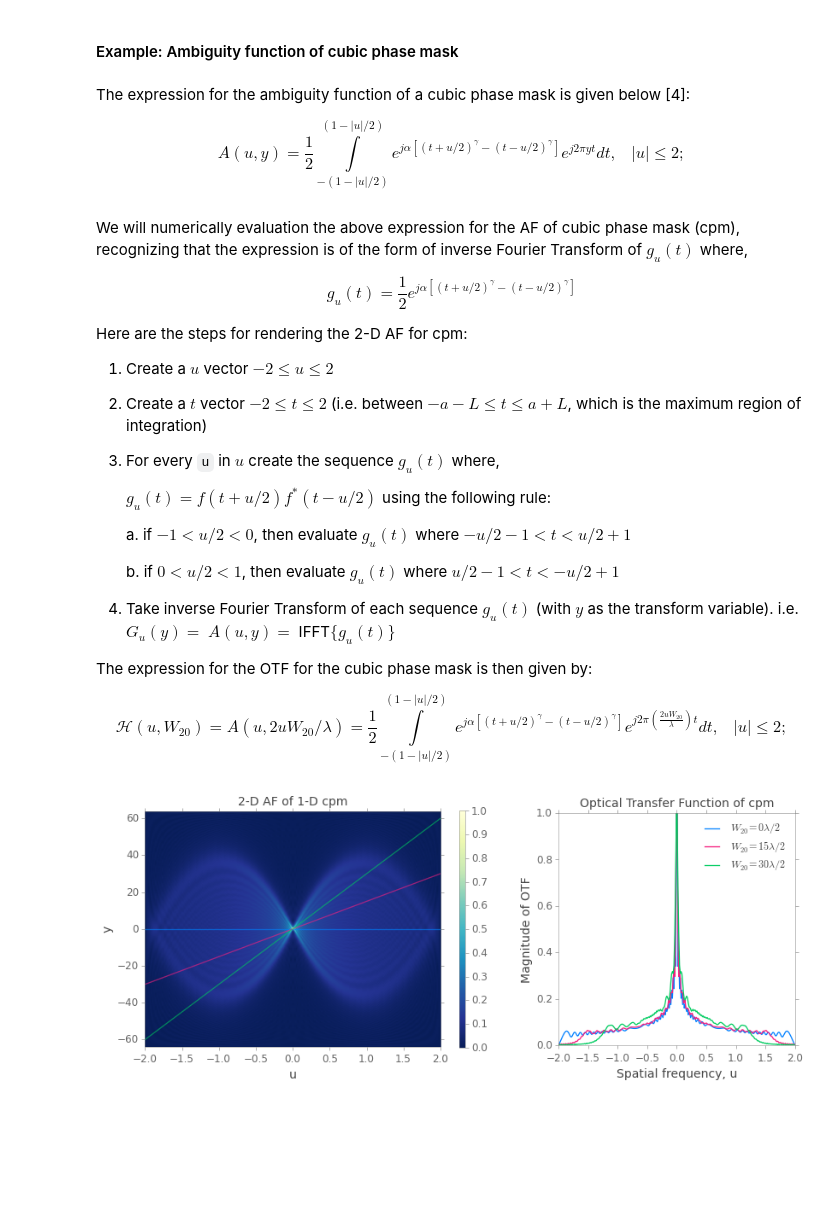
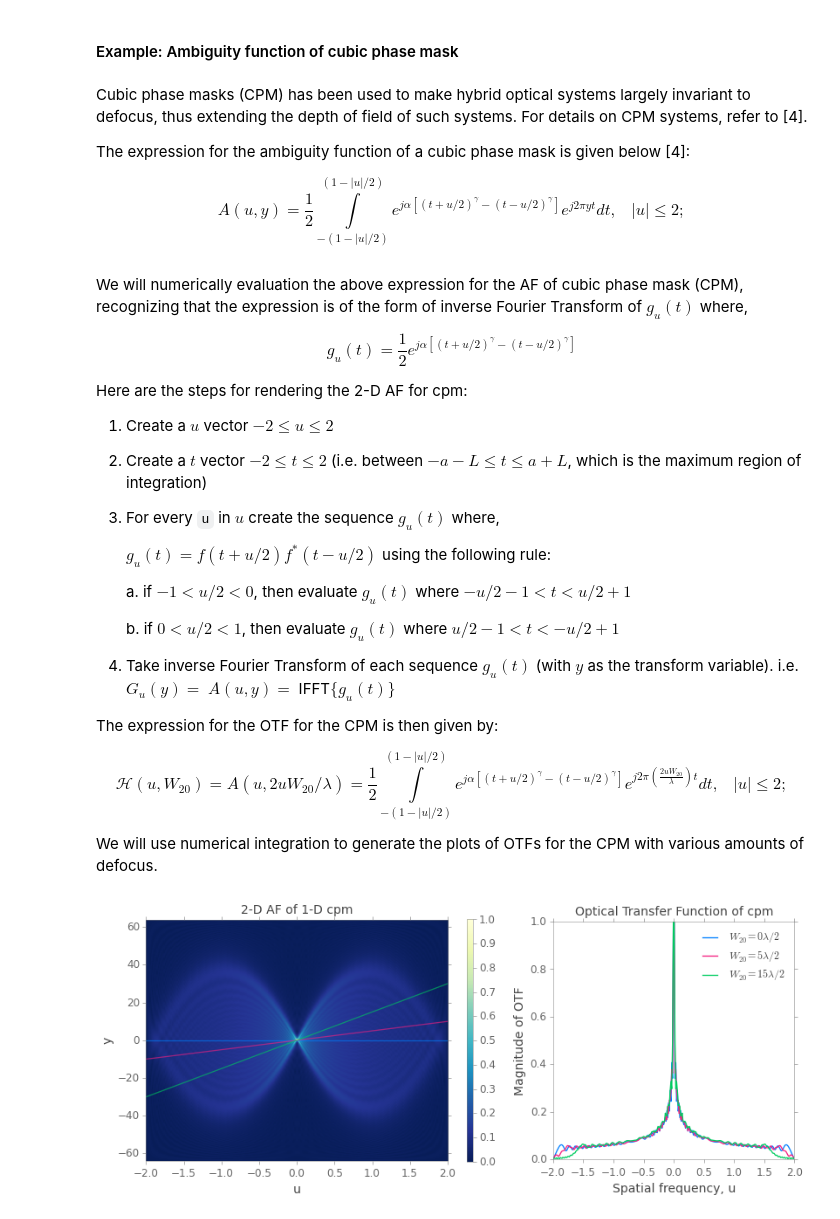
Before and after one commit to indranilsinharoy/independentstudy_compphotog, a Jupyter notebook: Basic01_Ambiguity_function.ipynb, the cells around one changed output. Saved outputs shown, nothing was run; the diff lists cells and outputs as text; code cells hidden in the pictures; blank space fills up the shorter version.

```diff
--- a/Basic01_Ambiguity_function.ipynb
+++ b/Basic01_Ambiguity_function.ipynb
@@ -360,13 +360,15 @@ Also, note from the above plots that the first occurance of the OTF intersecting
 # %% [markdown]
 #### Example: Ambiguity function of cubic phase mask
 # %% [markdown]
+Cubic phase masks (CPM) has been used to make hybrid optical systems largely invariant to defocus, thus extending the depth of field of such systems. For details on CPM systems, refer to [4].
+
 The expression for the ambiguity function of a cubic phase mask is given below [4]:
 
 $$
 A(u, y) = \frac{1}{2} \int\limits_{-(1 - |u|/2)}^{(1 - |u|/2)} e^{j\alpha[(t+u/2)^\gamma - (t-u/2)^\gamma]}e^{j2\pi y t} dt, \hspace{10pt} |u| \leq 2;
 $$
 # %% [markdown]
-We will numerically evaluation the above expression for the AF of cubic phase mask (cpm), recognizing that the expression is of the form of inverse Fourier Transform of $g_u(t)$ where,
+We will numerically evaluation the above expression for the AF of cubic phase mask (CPM), recognizing that the expression is of the form of inverse Fourier Transform of $g_u(t)$ where,
 
 $$
 g_u(t) =  \frac{1}{2} e^{j\alpha[(t+u/2)^\gamma - (t-u/2)^\gamma]}
@@ -391,11 +393,13 @@ Here are the steps for rendering the 2-D AF for cpm:
 4. Take inverse Fourier Transform of each sequence $g_u(t)$ (with $y$ as the transform variable). i.e. $G_u(y) =$ $A(u,y) =$ IFFT$\{g_u(t)\}$
 
 
-The expression for the OTF for the cubic phase mask is then given by:
+The expression for the OTF for the CPM is then given by:
 
 $$
 \mathcal{H}(u, W_{20}) = A(u, 2uW_{20}/\lambda) = \frac{1}{2} \int\limits_{-(1 - |u|/2)}^{(1 - |u|/2)} e^{j\alpha[(t+u/2)^\gamma - (t-u/2)^\gamma]}e^{j2\pi \left(\frac{2uW_{20}}{\lambda} \right) t} dt, \hspace{10pt} |u| \leq 2;
 $$
+
+We will use numerical integration to generate the plots of OTFs for the CPM with various amounts of defocus.
 # %%
 from scipy.integrate import quad
 import warnings
@@ -412,7 +416,7 @@ alpha = 90
 gamma = 3
 umin, umax = -2, 2
 ymin, ymax = -60, 60
-w20LambdaBy2 = [0, 15, 30]
+w20LambdaBy2 = [0, 5, 15] # amounts of defocus in units of wavelength (by 2)
 
 uVec = np.linspace(umin, umax, 300)
 N = 512  # number of samples along "t" ... and for FFT
@@ -448,7 +452,7 @@ ymin, ymax = yindex[0], yindex[-1]
 
 fig = plt.figure(figsize=(12, 7))
 ax1 = fig.add_axes([0.12, 0, 0.5, 1.0]) # [*left*, *bottom*, *width*,*height*]
-ax2 = fig.add_axes([0.68, 0.23, 0.32, 0.54])
+ax2 = fig.add_axes([0.66, 0.23, 0.32, 0.54])
 
 im = ax1.imshow(guy**0.8, cmap=cm.YlGnBu_r, origin='lower',
                extent=[umin, umax, ymin, ymax],
@@ -482,31 +486,31 @@ def complex_quad(func, a, b, **kwargs):
         if args:
             return sp.real(func(x, *args))
         else:
             return sp.real(func(x))
     def imag_func(x, *args):
         if args:
             return sp.imag(func(x, *args))
         else:
             return sp.imag(func(x))
     real_integral = quad(real_func, a, b, **kwargs)
     imag_integral = quad(imag_func, a, b, **kwargs)
     return (real_integral[0] + 1j*imag_integral[0], real_integral[1:], imag_integral[1:])
 
 for elem in w20LambdaBy2:
     Huw = np.empty_like(uVec, dtype='complex64')
     for i, u in enumerate(uVec):
         if -1 <= u/2.0 < 0:
             Huw[i] = complex_quad(func=otf_cpm, a=-u/2 - 1, b=u/2 + 1, args=(alpha, gamma, u, elem))[0]
         elif 0 <= u/2.0 <= 1:
             Huw[i] = complex_quad(func=otf_cpm, a=u/2 - 1, b= -u/2 + 1, args=(alpha, gamma, u, elem))[0]
     HuwMax = np.max(np.abs(Huw))
     ax2.plot(uVec, np.abs(Huw)/HuwMax, label='$W_{20}' + '= {}\lambda/2$'.format(elem))
 
 ax2.legend(fontsize=12)
 ax2.set_ylabel("Magnitude of OTF", fontsize=14)
 ax2.set_xlabel("Spatial frequency, u", fontsize=14)
 ax2.set_title('Optical Transfer Function of cpm', y=1.01)
 
 plt.show()
 # %% [output]
-[figure, old version]
+[figure, new version]
```
Also changed, not shown: parts of 1 cell of this notebook.
